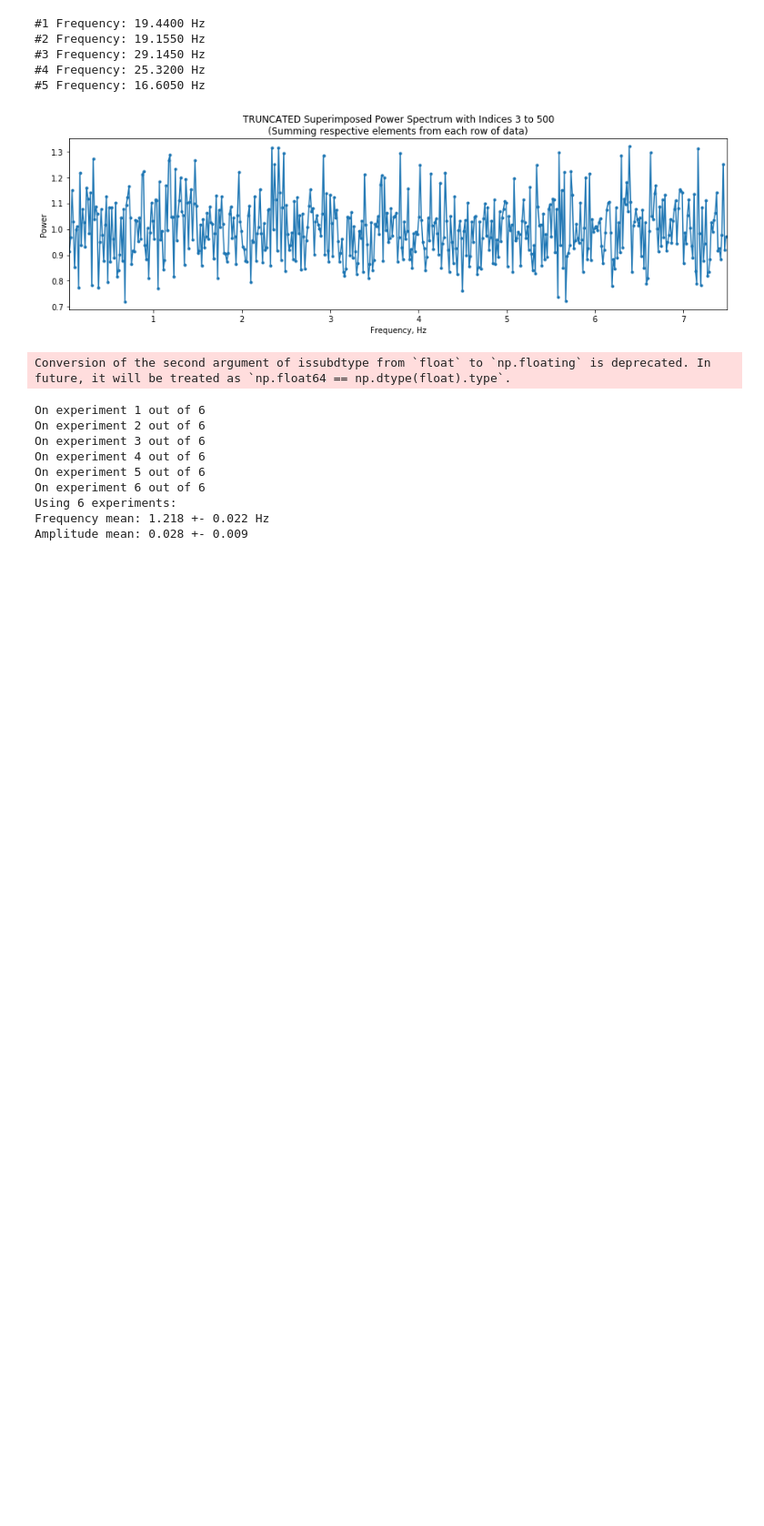
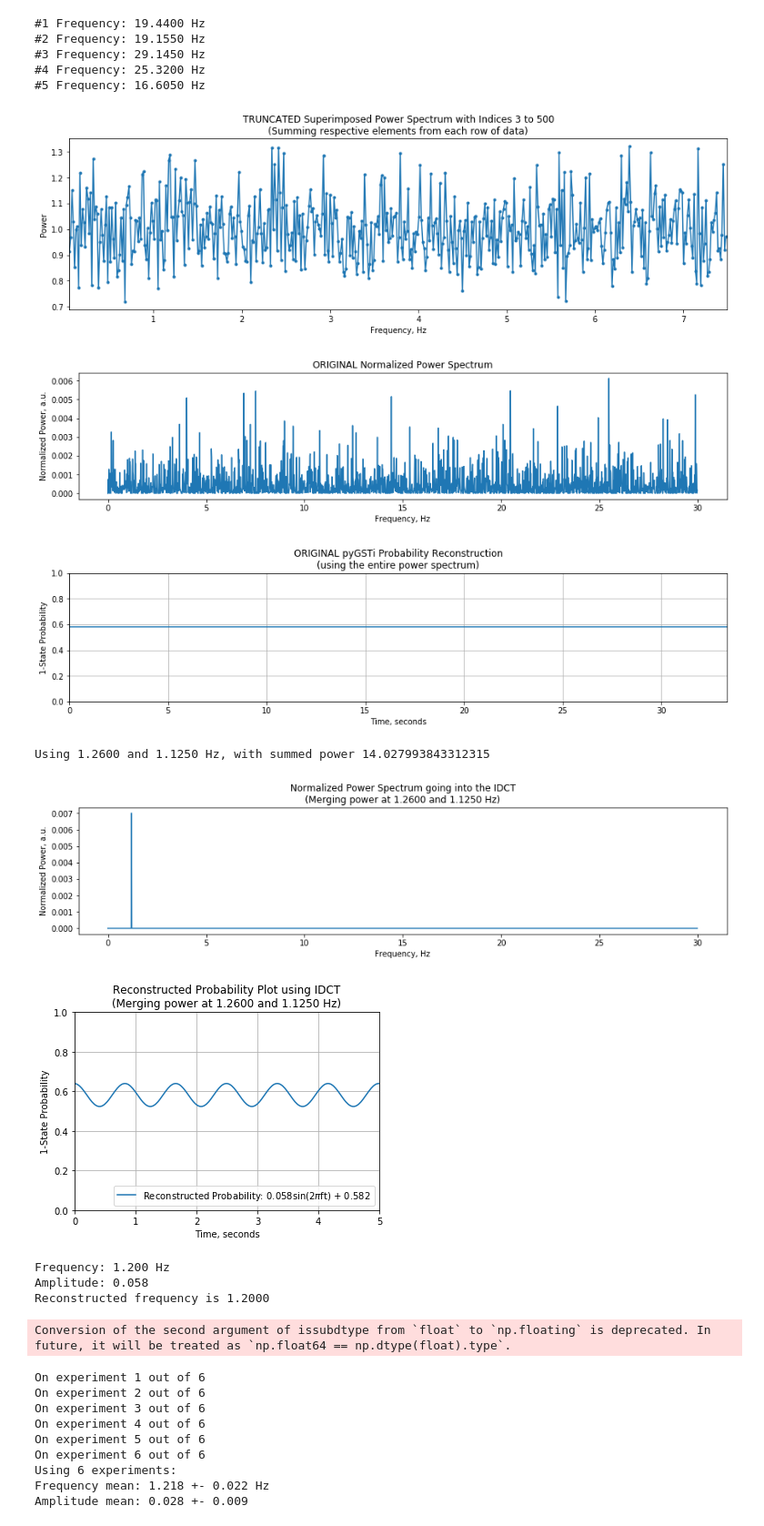
Before and after one commit to garretts-hub/GST_Work, a Jupyter notebook: Drift Analysis for Real Independent Experiment Data.ipynb, the cells around one changed output. Shown: that part at 91% size. Cells and saved outputs as stored; diff of their text form; code cells hidden in the pictures; blank space fills up the shorter version.

```diff
--- a/Drift Analysis for Real Independent Experiment Data.ipynb
+++ b/Drift Analysis for Real Independent Experiment Data.ipynb
@@ -163,6 +163,29 @@ plt.title("TRUNCATED Superimposed Power Spectrum with Indices {} to {}\n(Summing
 plt.show()
 # %% [output]
 [figure]
+# %%
+############## Test Inv. FT method here, so see if it works on just one experiment
+if True:
+    central_freq = 1.2 #make sure this is on the peak from the power spectrum
+    freq_band = 0.1
+    print_info = True
+    plot_original = True
+    plot_results = True
+    plot_range=(0,5)
+
+    reconstructed_prob, reconst_f, reconst_amplitude = multi_frequency_reconstruction(drifted, central_freq, freq_band,\
+                                    print_info=print_info, \
+                                        plot_original=plot_original, plot_results=plot_results, plot_range=plot_range)
+    print("Reconstructed frequency is {:.4f}".format(reconst_f))
+# %% [output]
+[figure, added]
+[figure, added]
+Using 1.2600 and 1.1250 Hz, with summed power 14.027993843312315
+[figure, added]
+[figure, added]
+Frequency: 1.200 Hz
+Amplitude: 0.058
+Reconstructed frequency is 1.2000
 # %%
 ##### Do 3D optimization here across the number of experiments
 
```
Also changed, not shown: 4 other files.
